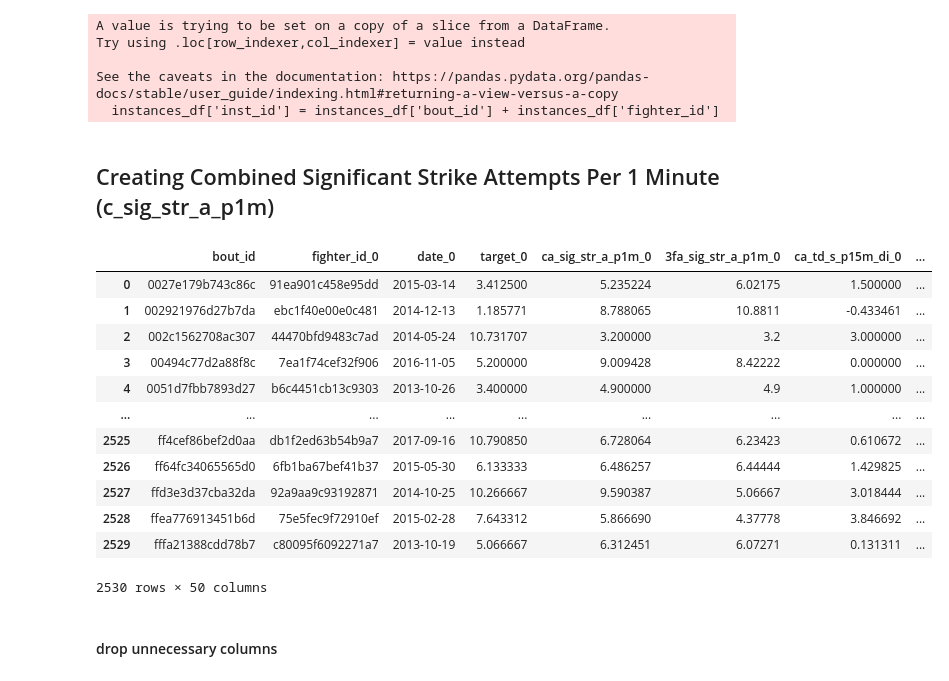
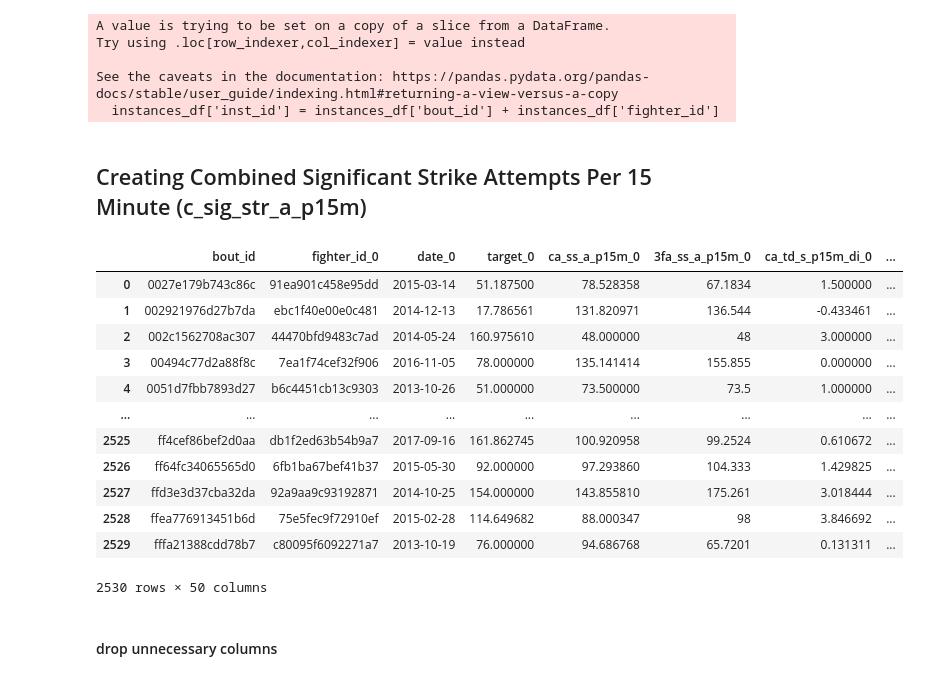
Before and after one commit to mesterhammerfic/match_finder, a Jupyter notebook: report/report_08_12_2020.ipynb, the cells around one changed output. Saved outputs shown, nothing was run; the diff lists cells and outputs as text; code cells hidden in the pictures.

```diff
--- a/report/report_08_12_2020.ipynb
+++ b/report/report_08_12_2020.ipynb
@@ -169,11 +177,7 @@ for metric in list_of_metrics:
                                                                                     row['date'],
                                                                                     data),
                                      axis=1)
-    fighter_bout_inst['ca_'+metric] = values
-    values = fighter_bout_inst.apply(lambda row: functions.calculate_3_fight_average(metric,
-                                                                                     row['fighter_id'],
-                                                                                     row['date'],
-                                                                                     data),
-                                     axis=1)
-    fighter_bout_inst['3fa_'+metric] = values
+
+    fighter_bout_inst['ca_'+metric] = values.map(lambda x: x[0])
+    fighter_bout_inst['3fa_'+metric] = values.map(lambda x: x[1])
 # %% [output]
@@ -208,6 +212,3 @@ distance_s_p1m_di
 # %% [markdown]
 ### Debut fights and inexperienced fighters
 Many fights include fighter who have never fought in the UFC before, and some do not have long enough records to calculate 3 fight averages. These fighters would have null values in their career and 3-fight-averages, so I drop all of those rows here.
-# %%
-mask = fighter_bout_inst['3fa_sig_str_a_p1m'].notnull()
-fighter_bout_inst = fighter_bout_inst[mask]
@@ -233,0 +215,3 @@ memory usage: 1.2+ MB
+# %%
+fighter_mask = fighter_bout_inst['3fa_ss_a_p15m'].isnull()
+debut_bouts = fighter_bout_inst[fighter_mask].bout_id
@@ -234,3 +234,6 @@ memory usage: 1.2+ MB
+# %%
+bout_mask = fighter_bout_inst.bout_id.isin(debut_bouts)
+fighter_bout_inst = fighter_bout_inst[-bout_mask]
 # %% [markdown]
 ## Create the final dataframe
 
@@ -244,23 +247,23 @@ Try using .loc[row_indexer,col_indexer] = value instead
 See the caveats in the documentation: https://pandas.pydata.org/pandas-docs/stable/user_guide/indexing.html#returning-a-view-versus-a-copy
   instances_df['inst_id'] = instances_df['bout_id'] + instances_df['fighter_id']
 # %% [markdown]
-## Creating Combined Significant Strike Attempts Per 1 Minute (c_sig_str_a_p1m)
+## Creating Combined Significant Strike Attempts Per 15 Minute (c_sig_str_a_p15m)
 # %%
-model_df['c_sig_str_a_p1m'] = model_df['target_0'] + model_df['target_1']
+model_df['c_ss_a_p15m'] = model_df['target_0'] + model_df['target_1']
 model_df
 # %% [output]
-|  | bout_id | fighter_id_0 | date_0 | target_0 | ca_sig_str_a_p1m_0 | 3fa_sig_str_a_p1m_0 | ca_td_s_p15m_di_0 | ... |
-| 0 | 0027e179b743c86c | 91ea901c458e95dd | 2015-03-14 | 3.412500 | 5.235224 | 6.02175 | 1.500000 | ... |
-| 1 | 002921976d27b7da | ebc1f40e00e0c481 | 2014-12-13 | 1.185771 | 8.788065 | 10.8811 | -0.433461 | ... |
-| 2 | 002c1562708ac307 | 44470bfd9483c7ad | 2014-05-24 | 10.731707 | 3.200000 | 3.2 | 3.000000 | ... |
-| 3 | 00494c77d2a88f8c | 7ea1f74cef32f906 | 2016-11-05 | 5.200000 | 9.009428 | 8.42222 | 0.000000 | ... |
-| 4 | 0051d7fbb7893d27 | b6c4451cb13c9303 | 2013-10-26 | 3.400000 | 4.900000 | 4.9 | 1.000000 | ... |
+|  | bout_id | fighter_id_0 | date_0 | target_0 | ca_ss_a_p15m_0 | 3fa_ss_a_p15m_0 | ca_td_s_p15m_di_0 | ... |
+| 0 | 0027e179b743c86c | 91ea901c458e95dd | 2015-03-14 | 51.187500 | 78.528358 | 67.1834 | 1.500000 | ... |
+| 1 | 002921976d27b7da | ebc1f40e00e0c481 | 2014-12-13 | 17.786561 | 131.820971 | 136.544 | -0.433461 | ... |
+| 2 | 002c1562708ac307 | 44470bfd9483c7ad | 2014-05-24 | 160.975610 | 48.000000 | 48 | 3.000000 | ... |
+| 3 | 00494c77d2a88f8c | 7ea1f74cef32f906 | 2016-11-05 | 78.000000 | 135.141414 | 155.855 | 0.000000 | ... |
+| 4 | 0051d7fbb7893d27 | b6c4451cb13c9303 | 2013-10-26 | 51.000000 | 73.500000 | 73.5 | 1.000000 | ... |
 | ... | ... | ... | ... | ... | ... | ... | ... | ... |
-| 2525 | ff4cef86bef2d0aa | db1f2ed63b54b9a7 | 2017-09-16 | 10.790850 | 6.728064 | 6.23423 | 0.610672 | ... |
-| 2526 | ff64fc34065565d0 | 6fb1ba67bef41b37 | 2015-05-30 | 6.133333 | 6.486257 | 6.44444 | 1.429825 | ... |
-| 2527 | ffd3e3d37cba32da | 92a9aa9c93192871 | 2014-10-25 | 10.266667 | 9.590387 | 5.06667 | 3.018444 | ... |
-| 2528 | ffea776913451b6d | 75e5fec9f72910ef | 2015-02-28 | 7.643312 | 5.866690 | 4.37778 | 3.846692 | ... |
-| 2529 | fffa21388cdd78b7 | c80095f6092271a7 | 2013-10-19 | 5.066667 | 6.312451 | 6.07271 | 0.131311 | ... |
+| 2525 | ff4cef86bef2d0aa | db1f2ed63b54b9a7 | 2017-09-16 | 161.862745 | 100.920958 | 99.2524 | 0.610672 | ... |
+| 2526 | ff64fc34065565d0 | 6fb1ba67bef41b37 | 2015-05-30 | 92.000000 | 97.293860 | 104.333 | 1.429825 | ... |
+| 2527 | ffd3e3d37cba32da | 92a9aa9c93192871 | 2014-10-25 | 154.000000 | 143.855810 | 175.261 | 3.018444 | ... |
+| 2528 | ffea776913451b6d | 75e5fec9f72910ef | 2015-02-28 | 114.649682 | 88.000347 | 98 | 3.846692 | ... |
+| 2529 | fffa21388cdd78b7 | c80095f6092271a7 | 2013-10-19 | 76.000000 | 94.686768 | 65.7201 | 0.131311 | ... |
 2530 rows × 50 columns
 # %% [markdown]
 #### drop unnecessary columns
```
Also changed, not shown: parts of 63 cells of this notebook, 14 other files.
